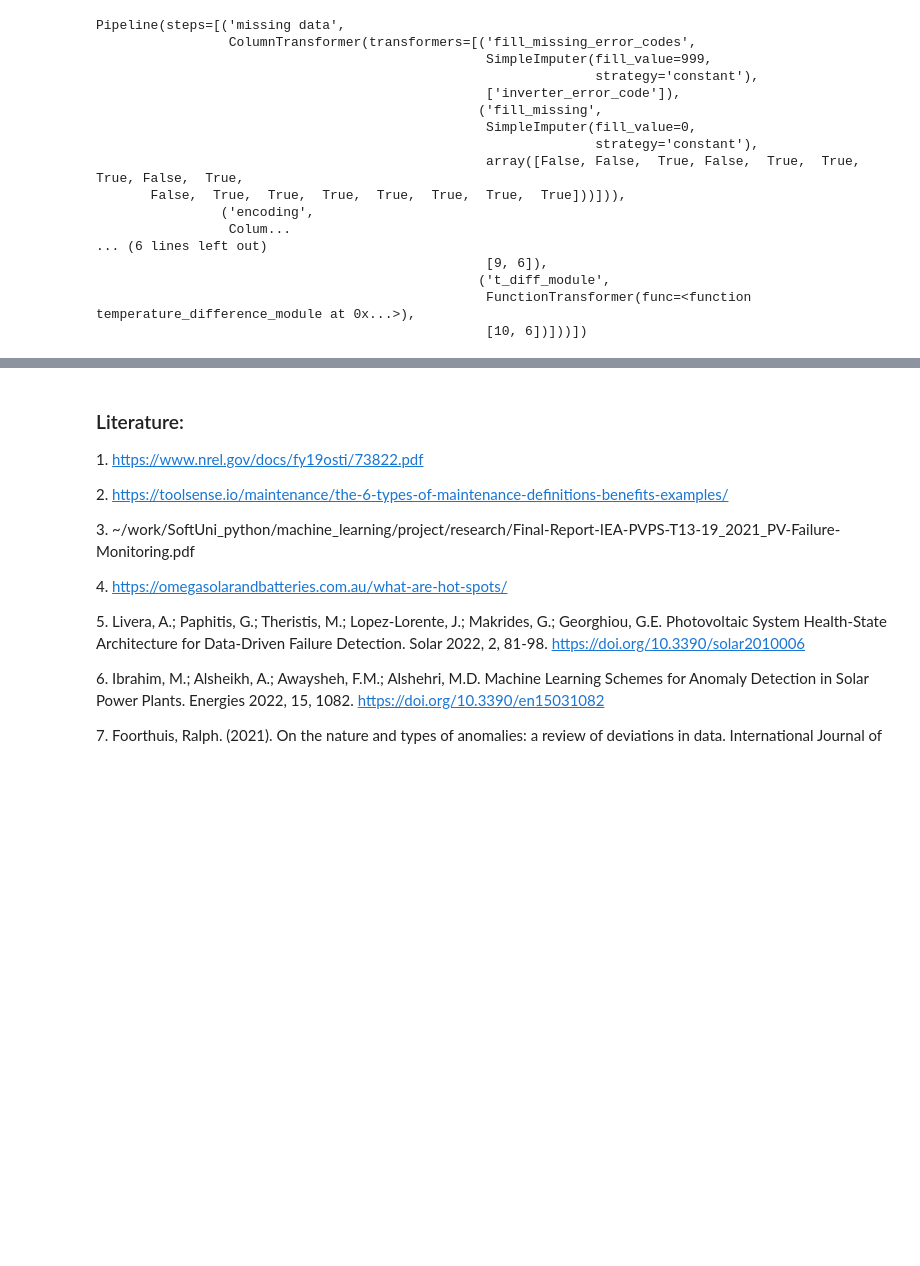
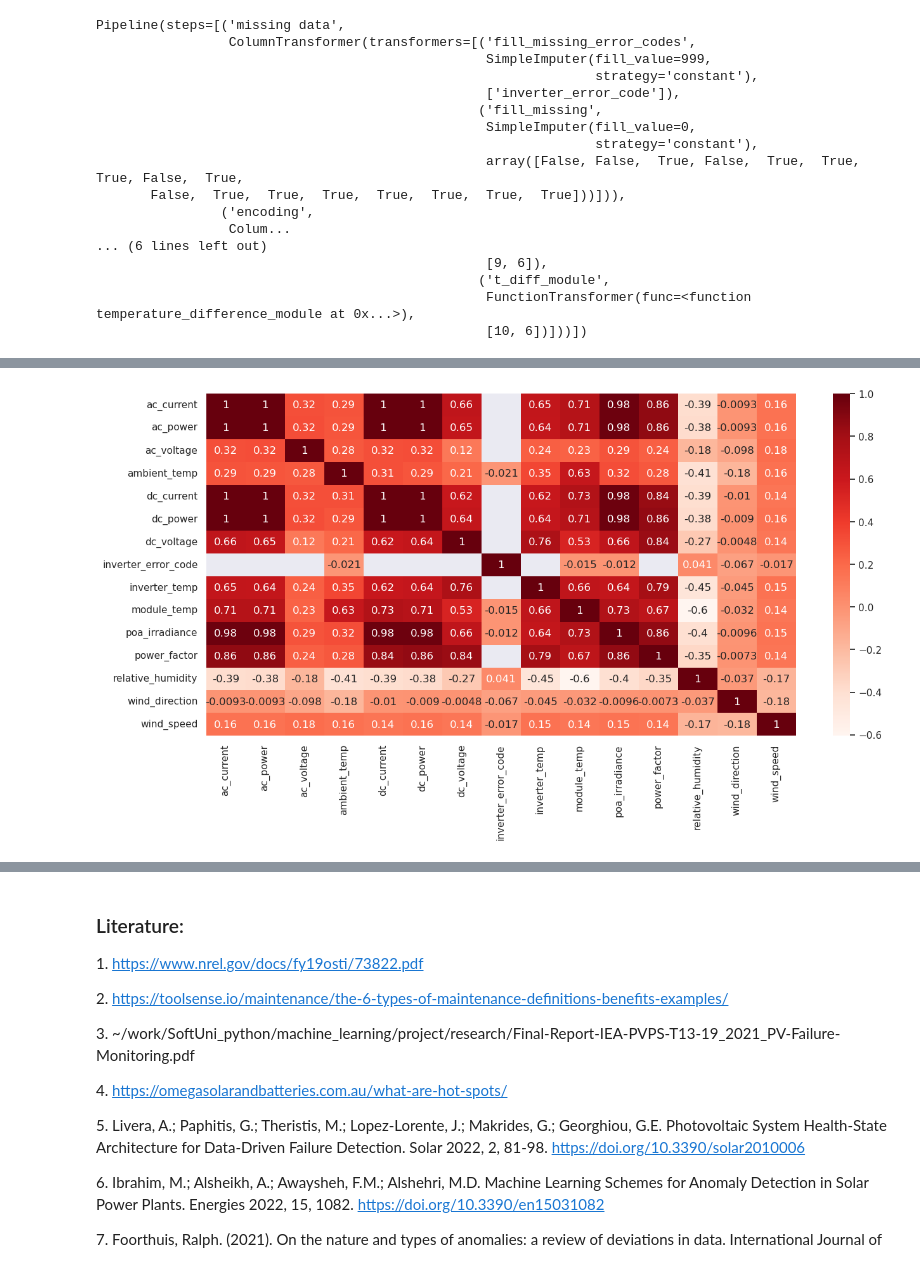
Before and after one commit to Ivelina-Z/Anomaly-detection-in-PV-system, a Jupyter notebook: Anomaly_detection_PV_system.ipynb, the cells around one changed output, grey strips where cells are left out. Drawn from its saved outputs; the diff is of its cells as text; code cells hidden in the pictures; blank space fills up the shorter version.

```diff
--- a/Anomaly_detection_PV_system.ipynb
+++ b/Anomaly_detection_PV_system.ipynb
@@ -197,0 +231,7 @@ Pipeline(steps=[('missing data',
+# %%
+system_1276_correlations = system_1276_data.corr()
+sb.set(rc={'figure.figsize':(15, 7)})
+sb.heatmap(system_1276_correlations, cmap="Reds", annot=True)
+plt.show()
+# %% [output]
+[figure, added]
```
Also changed, not shown: parts of 11 cells of this notebook.
